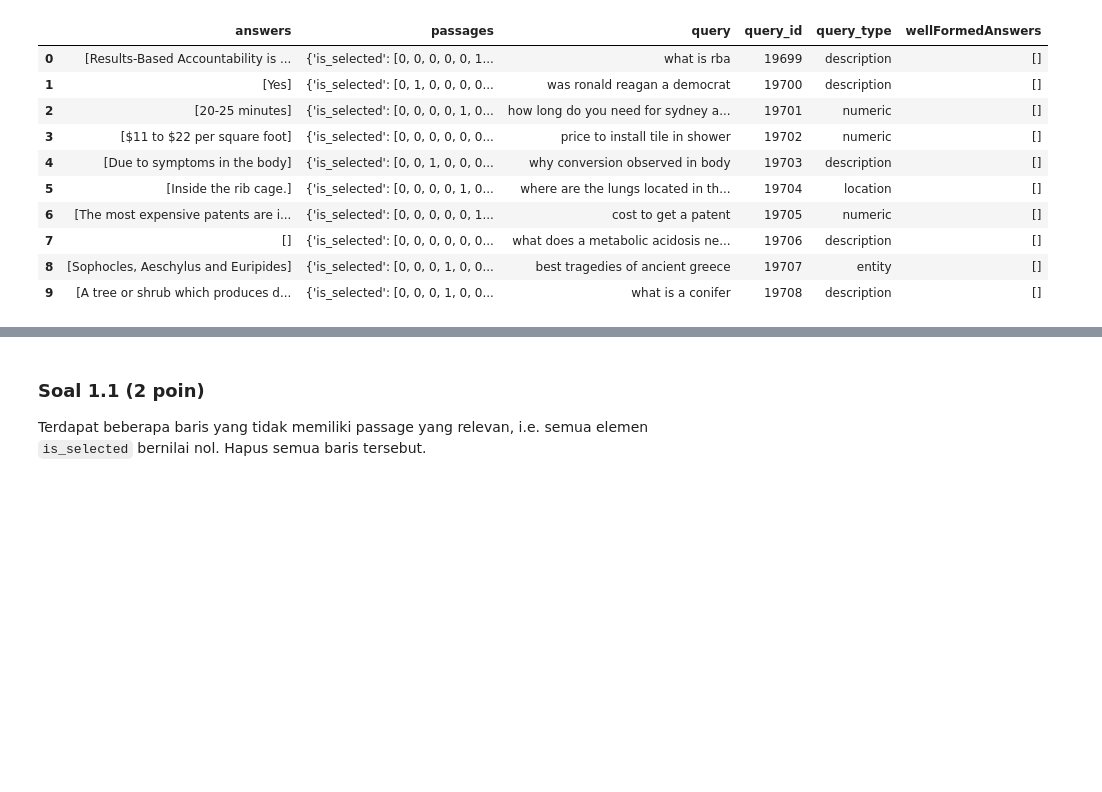
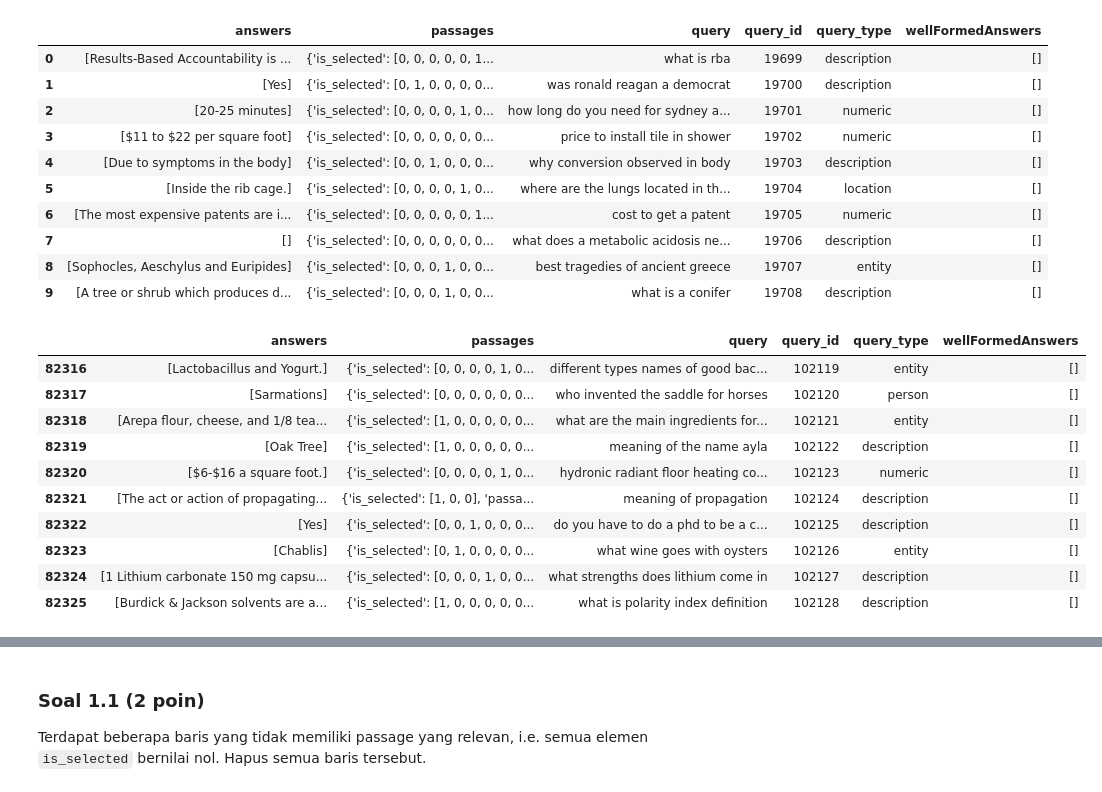
Before and after one commit to jekyX/studies, a Jupyter notebook: UAI/NLP/tugas3.ipynb, the cells around one changed output, grey strips where cells are left out. Saved outputs shown, nothing was run; the diff lists cells and outputs as text; code cells hidden in the pictures; blank space fills up the shorter version.

```diff
--- a/UAI/NLP/tugas3.ipynb
+++ b/UAI/NLP/tugas3.ipynb
@@ -79,6 +79,20 @@ df_train.head(10)
 | 7 | [] | {'is_selected': [0, 0, 0, 0, 0, 0... | what does a metabolic acidosis ne... | 19706 | description | [] |
 | 8 | [Sophocles, Aeschylus and Euripides] | {'is_selected': [0, 0, 0, 1, 0, 0... | best tragedies of ancient greece | 19707 | entity | [] |
 | 9 | [A tree or shrub which produces d... | {'is_selected': [0, 0, 0, 1, 0, 0... | what is a conifer | 19708 | description | [] |
+# %%
+df_train.tail(10)
+# %% [output]
+|  | answers | passages | query | query_id | query_type | wellFormedAnswers |
+| 82316 | [Lactobacillus and Yogurt.] | {'is_selected': [0, 0, 0, 0, 1, 0... | different types names of good bac... | 102119 | entity | [] |
+| 82317 | [Sarmations] | {'is_selected': [0, 0, 0, 0, 0, 0... | who invented the saddle for horses | 102120 | person | [] |
+| 82318 | [Arepa flour, cheese, and 1/8 tea... | {'is_selected': [1, 0, 0, 0, 0, 0... | what are the main ingredients for... | 102121 | entity | [] |
+| 82319 | [Oak Tree] | {'is_selected': [1, 0, 0, 0, 0, 0... | meaning of the name ayla | 102122 | description | [] |
+| 82320 | [$6-$16 a square foot.] | {'is_selected': [0, 0, 0, 0, 1, 0... | hydronic radiant floor heating co... | 102123 | numeric | [] |
+| 82321 | [The act or action of propagating... | {'is_selected': [1, 0, 0], 'passa... | meaning of propagation | 102124 | description | [] |
+| 82322 | [Yes] | {'is_selected': [0, 0, 1, 0, 0, 0... | do you have to do a phd to be a c... | 102125 | description | [] |
+| 82323 | [Chablis] | {'is_selected': [0, 1, 0, 0, 0, 0... | what wine goes with oysters | 102126 | entity | [] |
+| 82324 | [1 Lithium carbonate 150 mg capsu... | {'is_selected': [0, 0, 0, 1, 0, 0... | what strengths does lithium come in | 102127 | description | [] |
+| 82325 | [Burdick & Jackson solvents are a... | {'is_selected': [1, 0, 0, 0, 0, 0... | what is polarity index definition | 102128 | description | [] |
 # %%
 df_train.info()
 # %% [output]
```
Also changed, not shown: parts of 1 cell of this notebook.
